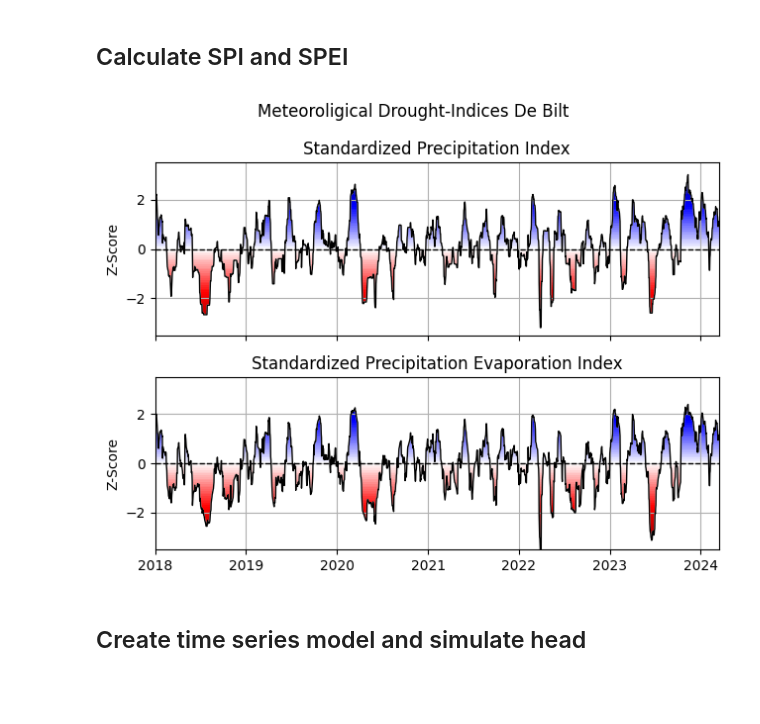
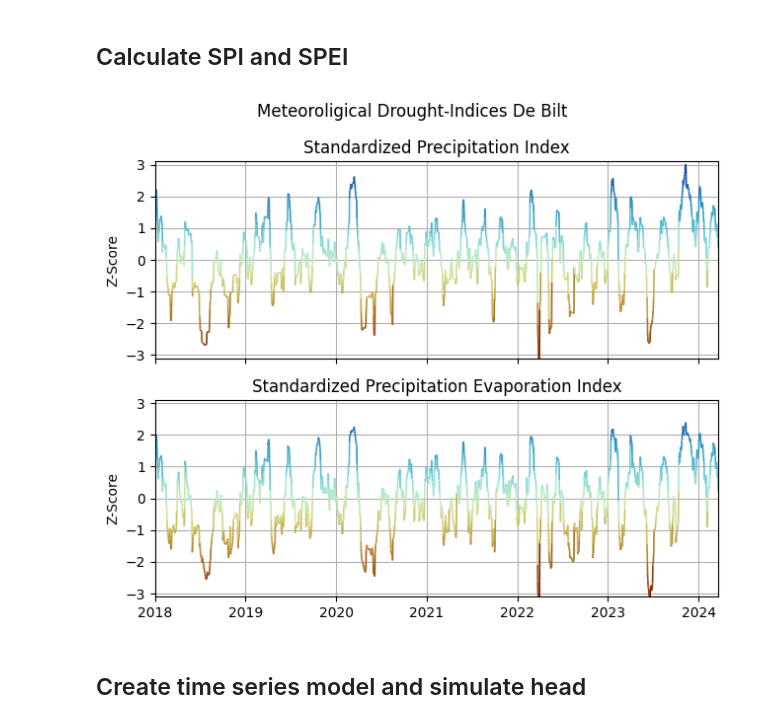
Before and after one commit to martinvonk/SPEI, a Jupyter notebook: doc/examples/example03_drought_NL.ipynb, the cells around one changed output. Cells and saved outputs as stored; diff of their text form; code cells hidden in the pictures; blank space fills up the shorter version.

Commit message:
add roma colormap and plot si as colored line

```diff
--- a/doc/examples/example03_drought_NL.ipynb
+++ b/doc/examples/example03_drought_NL.ipynb
@@ -63,16 +63,16 @@ spei1 = si.spei((prec - evap), timescale=30, dist=scs.fisk, fit_freq="ME")
 # %%
 xlim = pd.to_datetime(["2018-01-01", yesterday])
 
-fig, axs = plt.subplots(2, 1, figsize=(6.5, 5), sharex=True)
-si.plot.si(spi1, ybound=3.5, ax=axs[0])
-si.plot.si(spei1, ybound=3.5, ax=axs[1])
+fig, axs = plt.subplots(2, 1, figsize=(6.5, 5.5), sharex=True)
+si.plot.si(spi1, ybound=3.1, ax=axs[0], background=False, cmap="roma")
+si.plot.si(spei1, ybound=3.1, ax=axs[1], background=False, cmap="roma")
 [(x.grid(), x.set_xlim(xlim), x.set_ylabel("Z-Score")) for x in axs]
 axs[0].set_title("Standardized Precipitation Index")
 axs[1].set_title("Standardized Precipitation Evaporation Index")
 fig.suptitle("Meteoroligical Drought-Indices De Bilt")
 fig.tight_layout()
 # %% [output]
-[figure, old version]
+[figure, new version]
 # %% [markdown]
 ## Create time series model and simulate head
 # %%
```
Also changed, not shown: parts of 3 cells of this notebook, 3 other files.
